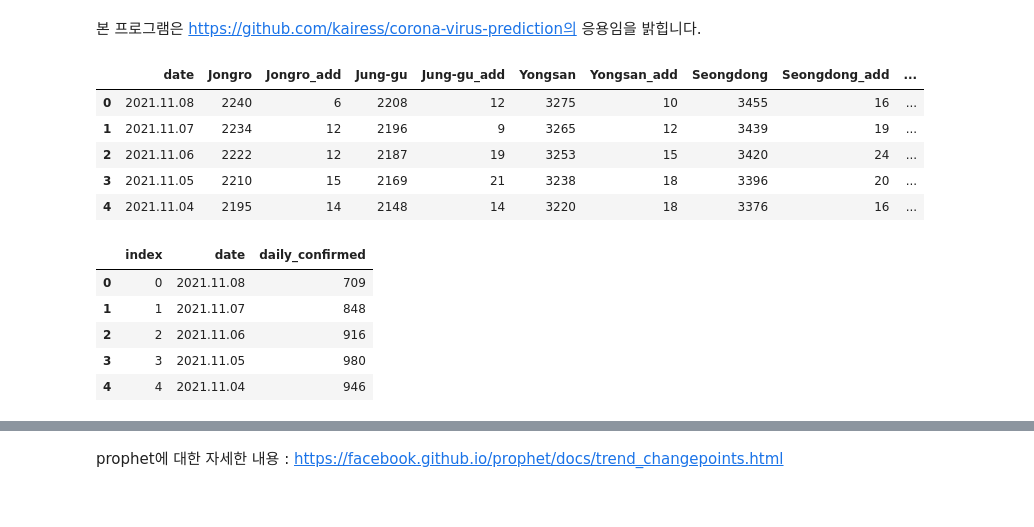
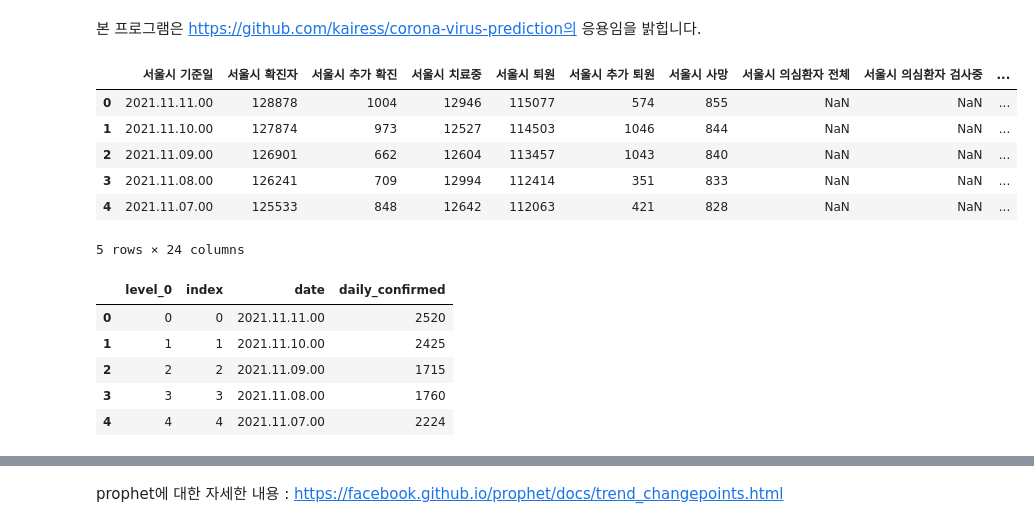
Before and after one commit to mihyunLee/covid-19_model, a Jupyter notebook: corona19_daily_ipynb_fixed.ipynb, the cells around one changed output, grey strips where cells are left out. Drawn from its saved outputs; the diff is of its cells as text; code cells hidden in the pictures.

```diff
--- a/corona19_daily_ipynb_fixed.ipynb
+++ b/corona19_daily_ipynb_fixed.ipynb
@@ -21,25 +14,26 @@ data.head()
 # %%
-data = pd.read_csv('/corona19_testdata.csv')# pandas데이터 프레임을 이용하여 csv파일을 읽어옴
+data = pd.read_csv('corona19_testdata.csv', encoding='cp949')# pandas데이터 프레임을 이용하여 csv파일을 읽어옴
 data.head()# 데이터가 잘 출력 되는지 5행만 출력해 살펴보며 확인
 # %% [output]
-|  | date | Jongro | Jongro_add | Jung-gu | Jung-gu_add | Yongsan | Yongsan_add | Seongdong | Seongdong_add | ... |
-| 0 | 2021.11.08 | 2240 | 6 | 2208 | 12 | 3275 | 10 | 3455 | 16 | ... |
-| 1 | 2021.11.07 | 2234 | 12 | 2196 | 9 | 3265 | 12 | 3439 | 19 | ... |
-| 2 | 2021.11.06 | 2222 | 12 | 2187 | 19 | 3253 | 15 | 3420 | 24 | ... |
-| 3 | 2021.11.05 | 2210 | 15 | 2169 | 21 | 3238 | 18 | 3396 | 20 | ... |
-| 4 | 2021.11.04 | 2195 | 14 | 2148 | 14 | 3220 | 18 | 3376 | 16 | ... |
+|  | 서울시 기준일 | 서울시 확진자 | 서울시 추가 확진 | 서울시 치료중 | 서울시 퇴원 | 서울시 추가 퇴원 | 서울시 사망 | 서울시 의심환자 전체 | 서울시 의심환자 검사중 | ... |
+| 0 | 2021.11.11.00 | 128878 | 1004 | 12946 | 115077 | 574 | 855 | NaN | NaN | ... |
+| 1 | 2021.11.10.00 | 127874 | 973 | 12527 | 114503 | 1046 | 844 | NaN | NaN | ... |
+| 2 | 2021.11.09.00 | 126901 | 662 | 12604 | 113457 | 1043 | 840 | NaN | NaN | ... |
+| 3 | 2021.11.08.00 | 126241 | 709 | 12994 | 112414 | 351 | 833 | NaN | NaN | ... |
+| 4 | 2021.11.07.00 | 125533 | 848 | 12642 | 112063 | 421 | 828 | NaN | NaN | ... |
+5 rows × 24 columns
 # %%
-dc = data.loc[  : ,  ['date','daily_add' ] ]#필요한 데이터는 날짜와 일일확진자수 이므로 이둘을 추출한다.
-dc = dc.reset_index().rename(columns={'daily_add': 'daily_confirmed'}) #일일 확진자로  이름을 바꾼다.
-
+dc = data.loc[  : ,  ['서울시 기준일','전국 추가 확진' ] ]#필요한 데이터는 날짜와 일일확진자수 이므로 이둘을 추출한다.
+dc = dc.reset_index().rename(columns={'전국 추가 확진': 'daily_confirmed'}) #일일 확진자로  이름을 바꾼다.
+dc = dc.reset_index().rename(columns={'서울시 기준일': 'date'})
 dc.head()#값이 잘나오는지 헤더 출력으로  확인
 # %% [output]
-|  | index | date | daily_confirmed |
-| 0 | 0 | 2021.11.08 | 709 |
-| 1 | 1 | 2021.11.07 | 848 |
-| 2 | 2 | 2021.11.06 | 916 |
-| 3 | 3 | 2021.11.05 | 980 |
-| 4 | 4 | 2021.11.04 | 946 |
+|  | level_0 | index | date | daily_confirmed |
+| 0 | 0 | 0 | 2021.11.11.00 | 2520 |
+| 1 | 1 | 1 | 2021.11.10.00 | 2425 |
+| 2 | 2 | 2 | 2021.11.09.00 | 1715 |
+| 3 | 3 | 3 | 2021.11.08.00 | 1760 |
+| 4 | 4 | 4 | 2021.11.07.00 | 2224 |
 # %%
 #그래프를 그려보자 (Line plotly)
 fig = go.Figure()
```
Also changed, not shown: parts of 1 cell of this notebook.
